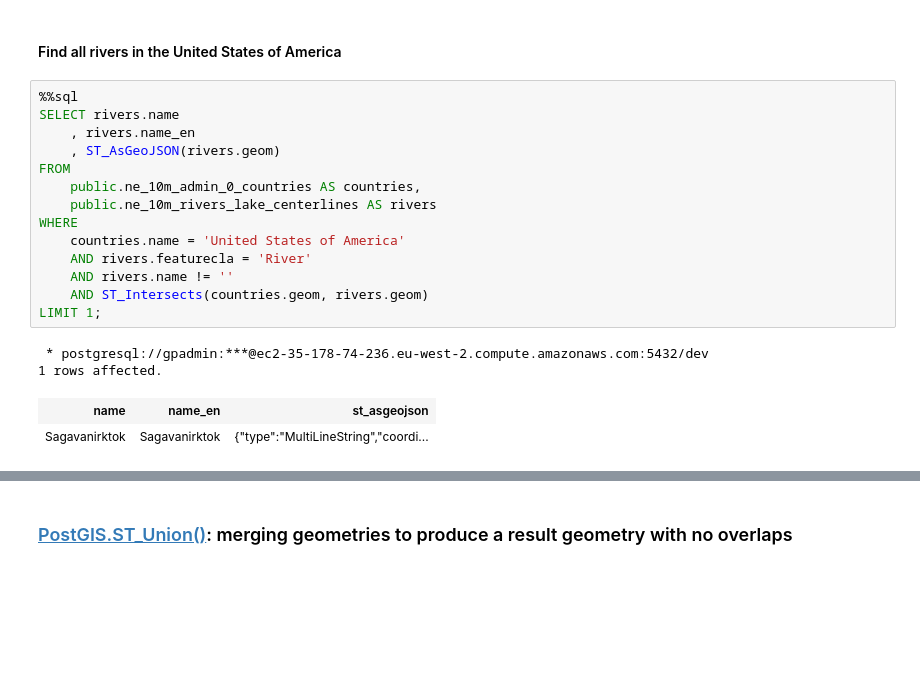
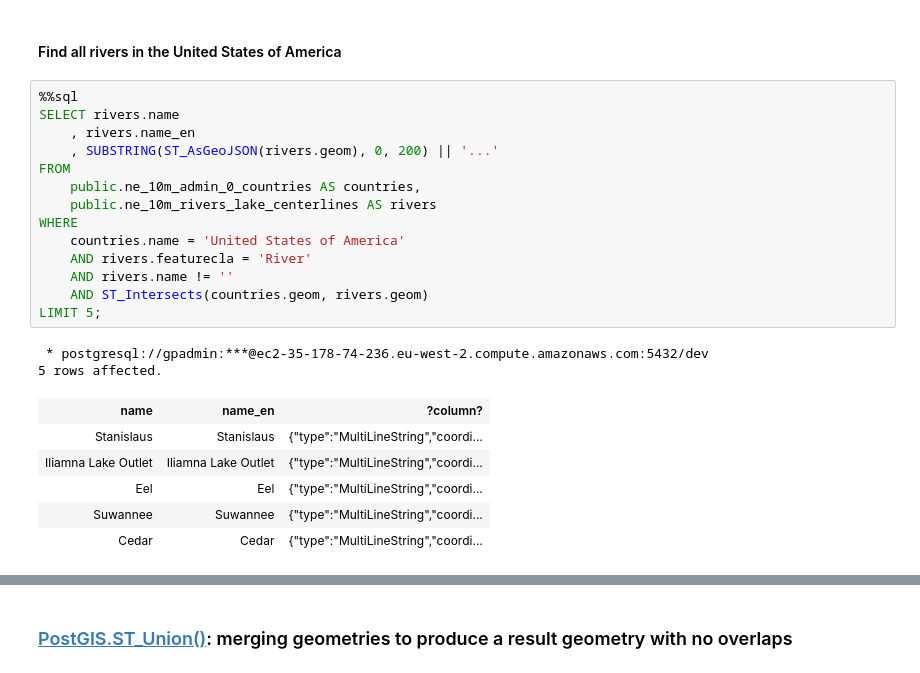
Before and after one commit to cantzakas/gp-demo-aws, a Jupyter notebook: ctab-postgis-demo.ipynb, the cells around one changed output, grey strips where cells are left out. Saved outputs shown, nothing was run; the diff lists cells and outputs as text; blank space fills up the shorter version.

```diff
--- a/ctab-postgis-demo.ipynb
+++ b/ctab-postgis-demo.ipynb
@@ -154,22 +154,26 @@ https://gist.github.com/cantzakas/dc21640bf4bb72c07497b7f706ff45d7
 # %%
 %%sql
 SELECT rivers.name
     , rivers.name_en
-    , ST_AsGeoJSON(rivers.geom)
+    , SUBSTRING(ST_AsGeoJSON(rivers.geom), 0, 200) || '...'
 FROM
     public.ne_10m_admin_0_countries AS countries,
     public.ne_10m_rivers_lake_centerlines AS rivers
 WHERE
     countries.name = 'United States of America'
     AND rivers.featurecla = 'River'
     AND rivers.name != ''
     AND ST_Intersects(countries.geom, rivers.geom)
-LIMIT 1;
+LIMIT 5;
 # %% [output]
  * postgresql://gpadmin:***@ec2-35-178-74-236.eu-west-2.compute.amazonaws.com:5432/dev
-1 rows affected.
+5 rows affected.
-| name | name_en | st_asgeojson |
-| Sagavanirktok | Sagavanirktok | {"type":"MultiLineString","coordi... |
+| name | name_en | ?column? |
+| Stanislaus | Stanislaus | {"type":"MultiLineString","coordi... |
+| Iliamna Lake Outlet | Iliamna Lake Outlet | {"type":"MultiLineString","coordi... |
+| Eel | Eel | {"type":"MultiLineString","coordi... |
+| Suwannee | Suwannee | {"type":"MultiLineString","coordi... |
+| Cedar | Cedar | {"type":"MultiLineString","coordi... |
 # %%
 sql = """
 SELECT rivers.name
```
Also changed, not shown: parts of 10 cells of this notebook.
